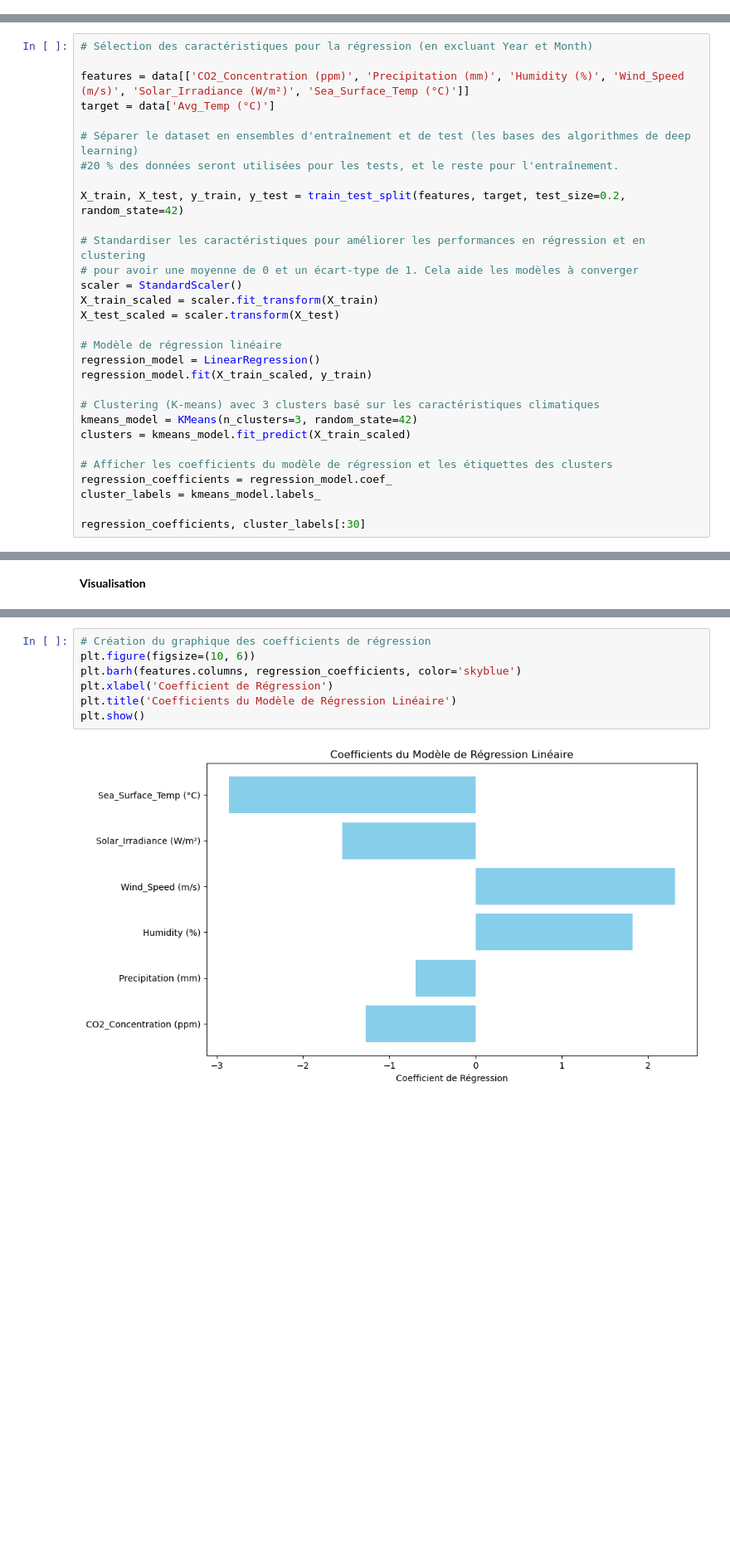
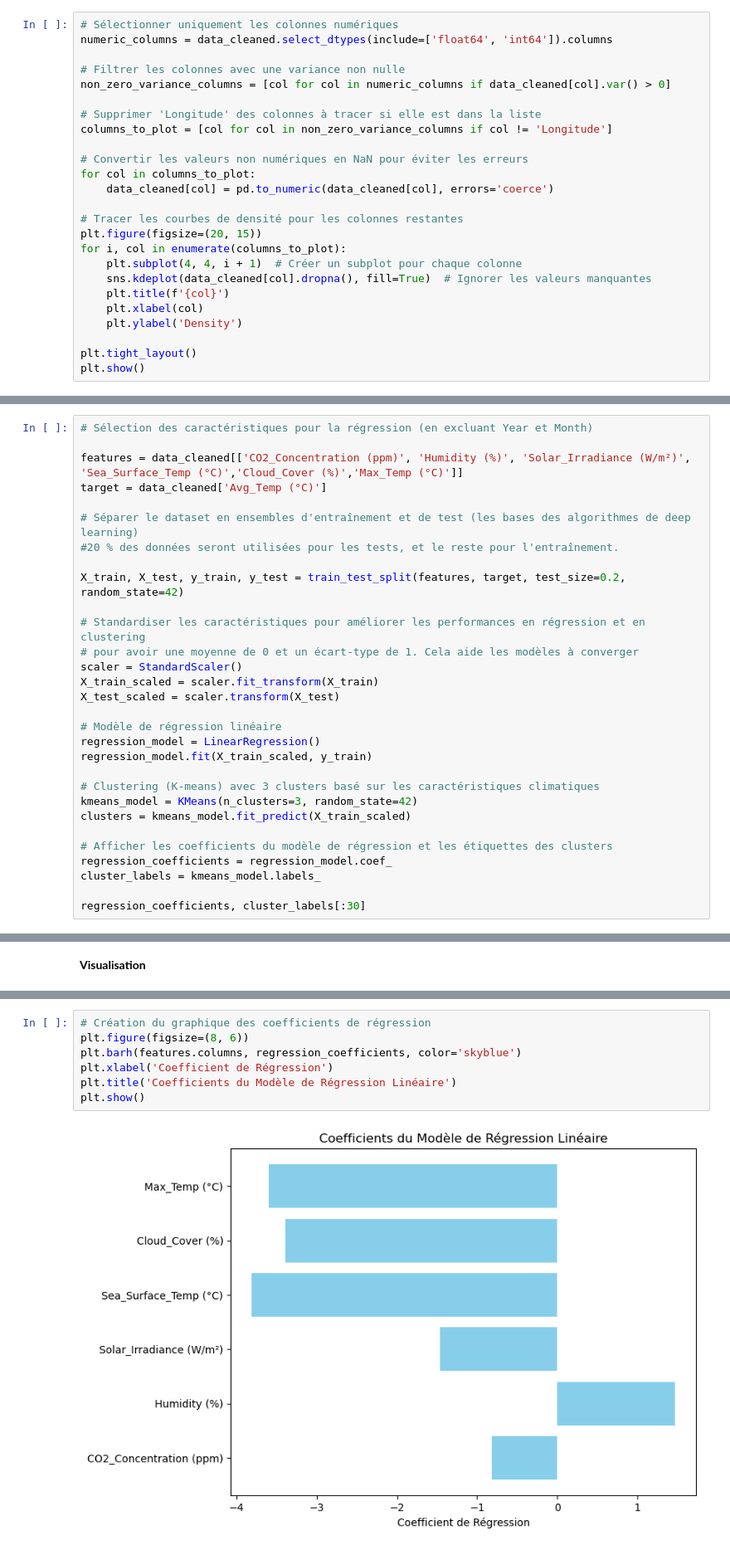
Before and after one commit to MaevaEbengue/climate_change, a Jupyter notebook: climate_change.ipynb, the cells around one changed output, grey strips where cells are left out. Shown at 83% size. Drawn from its saved outputs; the diff is of its cells as text; blank space fills up the shorter version.

```diff
--- a/climate_change.ipynb
+++ b/climate_change.ipynb
@@ -183,0 +180,25 @@ max                29.992846
+# %%
+# Sélectionner uniquement les colonnes numériques
+numeric_columns = data_cleaned.select_dtypes(include=['float64', 'int64']).columns
+
+# Filtrer les colonnes avec une variance non nulle
+non_zero_variance_columns = [col for col in numeric_columns if data_cleaned[col].var() > 0]
+
+# Supprimer 'Longitude' des colonnes à tracer si elle est dans la liste
+columns_to_plot = [col for col in non_zero_variance_columns if col != 'Longitude']
+
+# Convertir les valeurs non numériques en NaN pour éviter les erreurs
+for col in columns_to_plot:
+    data_cleaned[col] = pd.to_numeric(data_cleaned[col], errors='coerce')
+
+# Tracer les courbes de densité pour les colonnes restantes
+plt.figure(figsize=(20, 15))
+for i, col in enumerate(columns_to_plot):
+    plt.subplot(4, 4, i + 1)  # Créer un subplot pour chaque colonne
+    sns.kdeplot(data_cleaned[col].dropna(), fill=True)  # Ignorer les valeurs manquantes
+    plt.title(f'{col}')
+    plt.xlabel(col)
+    plt.ylabel('Density')
+
+plt.tight_layout()
+plt.show()
@@ -191,8 +227,8 @@ max                29.992846
 # %%
 # Sélection des caractéristiques pour la régression (en excluant Year et Month)
 
-features = data[['CO2_Concentration (ppm)', 'Precipitation (mm)', 'Humidity (%)', 'Wind_Speed (m/s)', 'Solar_Irradiance (W/m²)', 'Sea_Surface_Temp (°C)']]
-target = data['Avg_Temp (°C)']
+features = data_cleaned[['CO2_Concentration (ppm)', 'Humidity (%)', 'Solar_Irradiance (W/m²)', 'Sea_Surface_Temp (°C)','Cloud_Cover (%)','Max_Temp (°C)']]
+target = data_cleaned['Avg_Temp (°C)']
 
 # Séparer le dataset en ensembles d'entraînement et de test (les bases des algorithmes de deep learning)
 #20 % des données seront utilisées pour les tests, et le reste pour l'entraînement.
@@ -228,12 +270,12 @@ regression_coefficients, cluster_labels[:30]
 # %%
 # Création du graphique des coefficients de régression
-plt.figure(figsize=(10, 6))
+plt.figure(figsize=(8, 6))
 plt.barh(features.columns, regression_coefficients, color='skyblue')
 plt.xlabel('Coefficient de Régression')
 plt.title('Coefficients du Modèle de Régression Linéaire')
 plt.show()
 # %% [output]
-[figure, old version]
+[figure, new version]
 # %%
 # Créer un DataFrame avec les caractéristiques et les labels des clusters
 df_features = pd.DataFrame(X_train_scaled, columns=features.columns)
```
Also changed, not shown: parts of 14 cells of this notebook.
